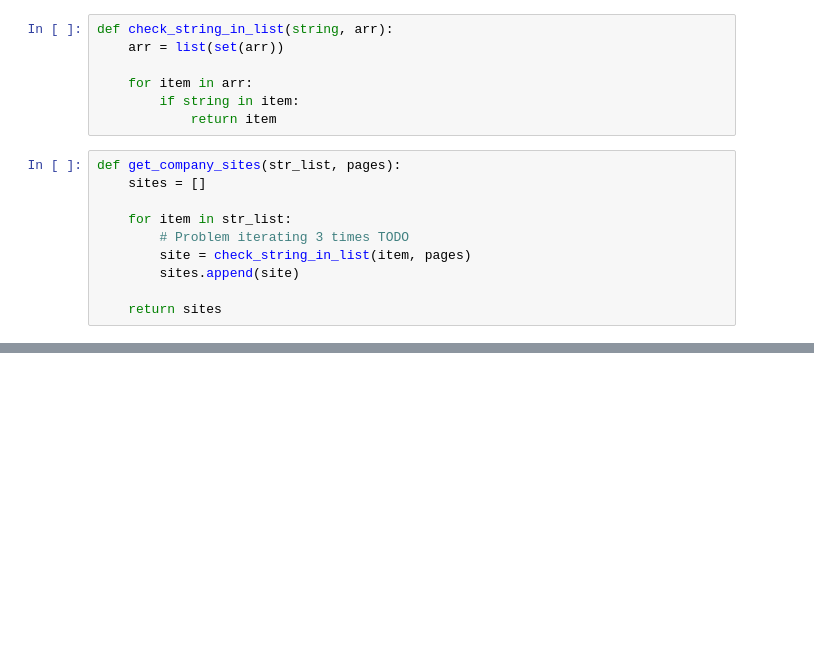
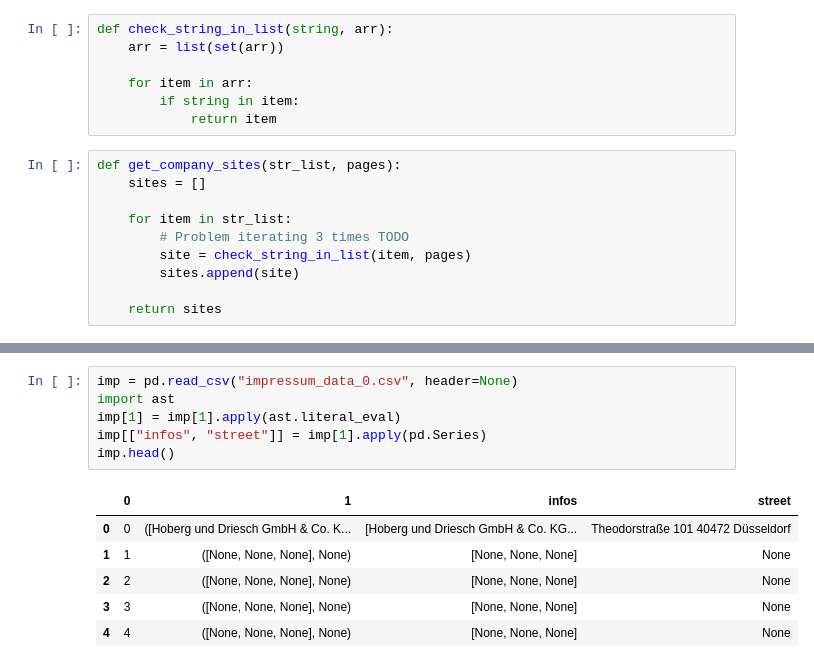
Before and after one commit to LeanderK/deeptech-ai, a Jupyter notebook: notebooks/scraper.ipynb, the cells around one changed output, grey strips where cells are left out. Saved outputs shown, nothing was run; the diff lists cells and outputs as text; blank space fills up the shorter version.

```diff
--- a/notebooks/scraper.ipynb
+++ b/notebooks/scraper.ipynb
@@ -212,0 +375,13 @@ df
+# %%
+imp = pd.read_csv("impressum_data_0.csv", header=None)
+import ast
+imp[1] = imp[1].apply(ast.literal_eval)
+imp[["infos", "street"]] = imp[1].apply(pd.Series)
+imp.head()
+# %% [output]
+|  | 0 | 1 | infos | street |
+| 0 | 0 | ([Hoberg und Driesch GmbH & Co. K... | [Hoberg und Driesch GmbH & Co. KG... | Theodorstraße 101 40472 Düsseldorf |
+| 1 | 1 | ([None, None, None], None) | [None, None, None] | None |
+| 2 | 2 | ([None, None, None], None) | [None, None, None] | None |
+| 3 | 3 | ([None, None, None], None) | [None, None, None] | None |
+| 4 | 4 | ([None, None, None], None) | [None, None, None] | None |
```
Also changed, not shown: parts of 31 cells of this notebook.
